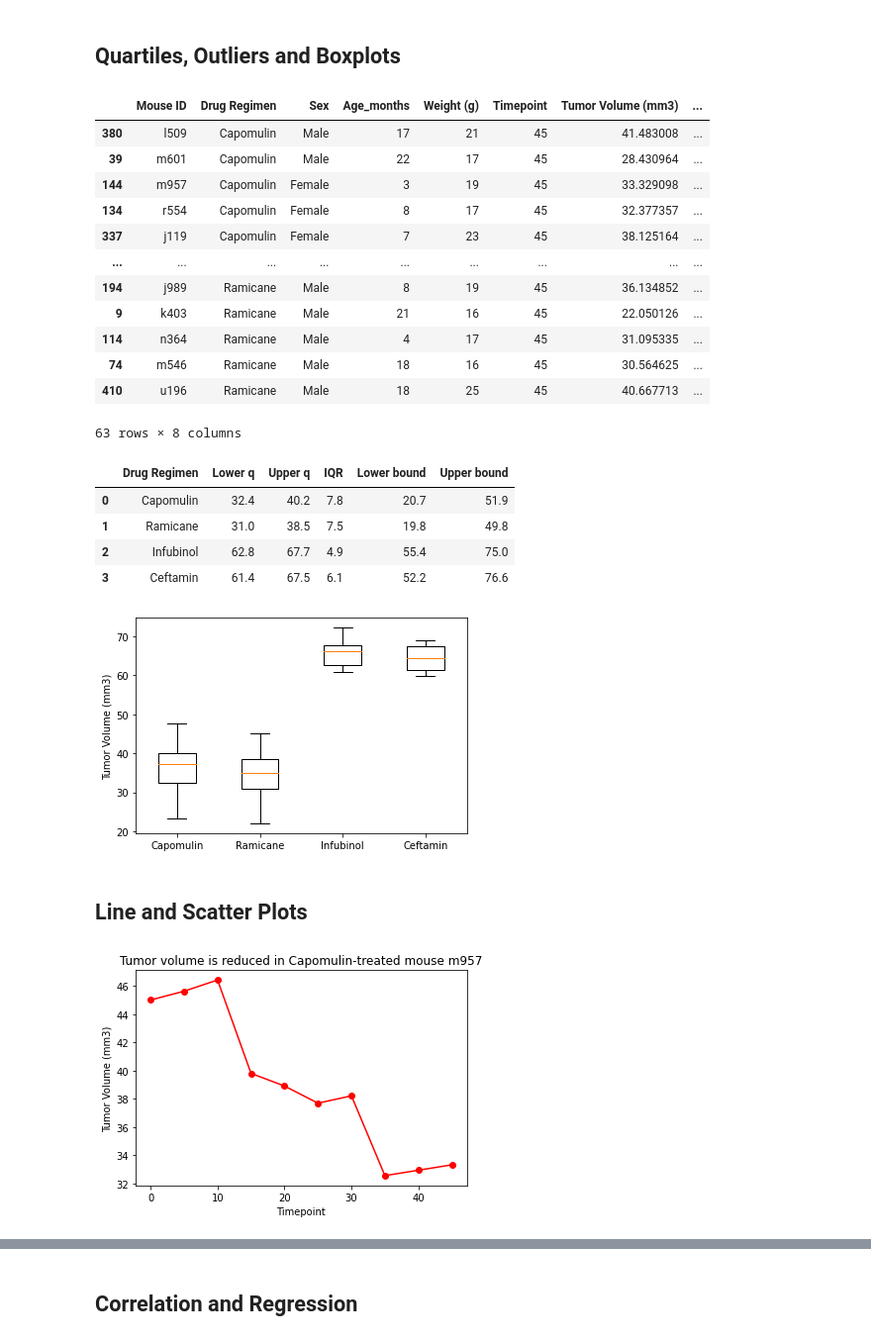
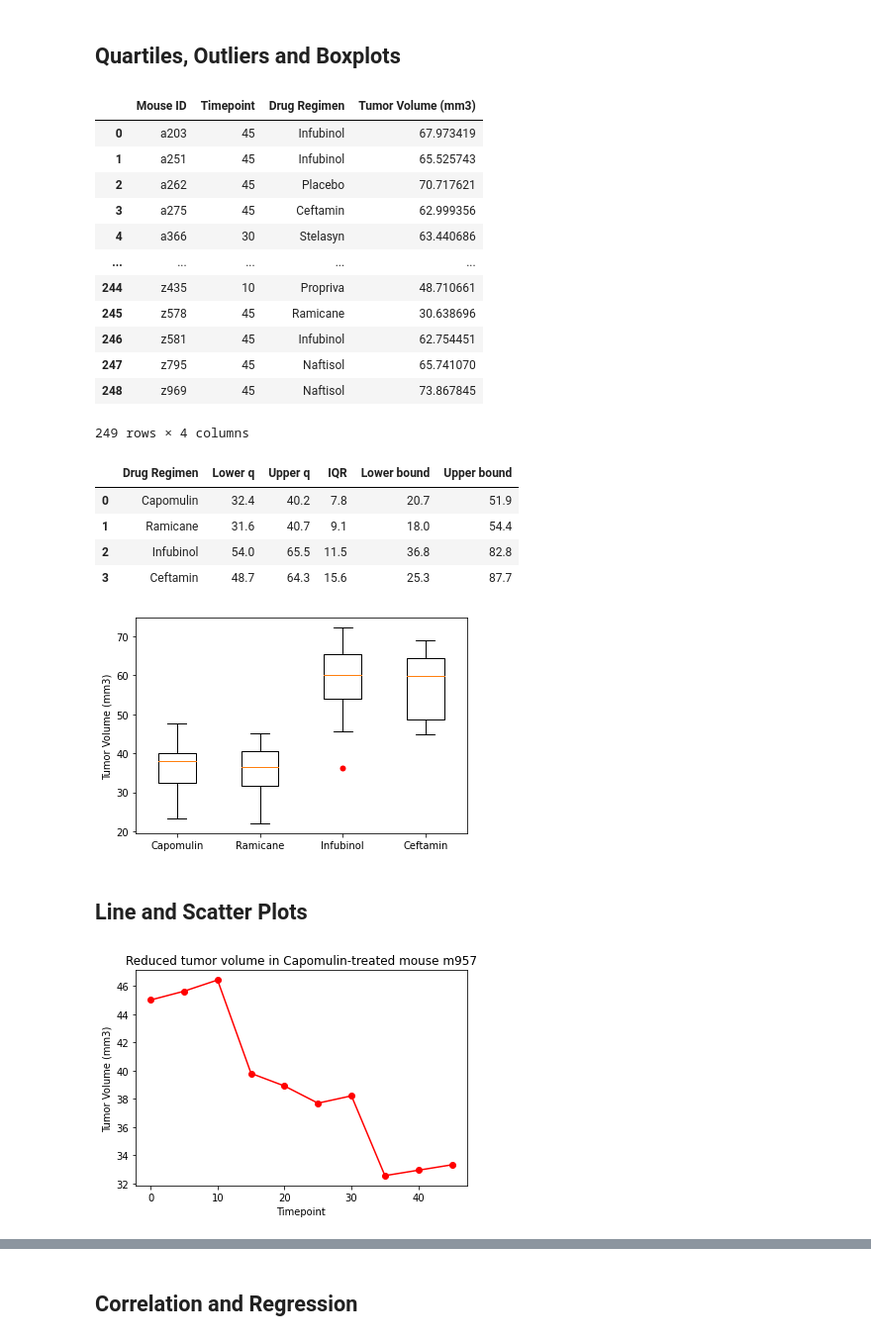
Before and after one commit to dany-roman/anti-tumor-therapeutic-analysis, a Jupyter notebook: animal study analysis.ipynb, the cells around one changed output, grey strips where cells are left out. Shown at 99% size. Saved outputs shown, nothing was run; the diff lists cells and outputs as text; code cells hidden in the pictures.

Commit message:
fliers on box plot changed

```diff
--- a/animal study analysis.ipynb
+++ b/animal study analysis.ipynb
@@ -166,35 +166,43 @@ Text(0, 0.5, 'Animal Sex')
 # %%
 # Calculate the final tumor volume of each mouse across four of the treatment regimens:
 # Capomulin, Ramicane, Infubinol, and Ceftamin
+study_animals = study_animals.sort_values('Timepoint', ascending=False)
+animal_sub = study_animals[['Mouse ID','Drug Regimen','Timepoint','Tumor Volume (mm3)']]
+tp_4 =  animal_sub.groupby(['Mouse ID'])
+tp_5 = tp_4['Timepoint'].max()
+merge_df = pd.merge(tp_5, animal_sub, on=['Mouse ID','Timepoint'], how='inner')
+merge_df
 
 # Start by getting the last (greatest) timepoint for each mouse
-drugs = ['Capomulin', 'Ramicane', 'Infubinol','Ceftamin']
-condition1 = study_animals['Drug Regimen'].isin(drugs)
-condition2 = study_animals['Timepoint'] == 45
-last_tp = study_animals.loc[(condition1) & (condition2)]
-last_tp = last_tp.sort_values('Drug Regimen')
-last_tp
+# drugs = ['Capomulin', 'Ramicane', 'Infubinol','Ceftamin']
+# # last_tp = study_animals.groupby('Mouse ID')
+# condition1 = study_animals['Drug Regimen'].isin(drugs)
+# condition2 = study_animals['Timepoint'] == study_animals['Timepoint'].max()
+# last_tp = study_animals.loc[(condition1) & (condition2)]
+# last_tp = last_tp.sort_values('Drug Regimen')
+# last_tp
+
 
 # Merge this group df with the original dataframe to get the tumor volume at the last timepoint
 # %% [output]
-|  | Mouse ID | Drug Regimen | Sex | Age_months | Weight (g) | Timepoint | Tumor Volume (mm3) | ... |
-| 380 | l509 | Capomulin | Male | 17 | 21 | 45 | 41.483008 | ... |
-| 39 | m601 | Capomulin | Male | 22 | 17 | 45 | 28.430964 | ... |
-| 144 | m957 | Capomulin | Female | 3 | 19 | 45 | 33.329098 | ... |
-| 134 | r554 | Capomulin | Female | 8 | 17 | 45 | 32.377357 | ... |
-| 337 | j119 | Capomulin | Female | 7 | 23 | 45 | 38.125164 | ... |
-| ... | ... | ... | ... | ... | ... | ... | ... | ... |
-| 194 | j989 | Ramicane | Male | 8 | 19 | 45 | 36.134852 | ... |
-| 9 | k403 | Ramicane | Male | 21 | 16 | 45 | 22.050126 | ... |
-| 114 | n364 | Ramicane | Male | 4 | 17 | 45 | 31.095335 | ... |
-| 74 | m546 | Ramicane | Male | 18 | 16 | 45 | 30.564625 | ... |
-| 410 | u196 | Ramicane | Male | 18 | 25 | 45 | 40.667713 | ... |
+|  | Mouse ID | Timepoint | Drug Regimen | Tumor Volume (mm3) |
+| 0 | a203 | 45 | Infubinol | 67.973419 |
+| 1 | a251 | 45 | Infubinol | 65.525743 |
+| 2 | a262 | 45 | Placebo | 70.717621 |
+| 3 | a275 | 45 | Ceftamin | 62.999356 |
+| 4 | a366 | 30 | Stelasyn | 63.440686 |
+| ... | ... | ... | ... | ... |
+| 244 | z435 | 10 | Propriva | 48.710661 |
+| 245 | z578 | 45 | Ramicane | 30.638696 |
+| 246 | z581 | 45 | Infubinol | 62.754451 |
+| 247 | z795 | 45 | Naftisol | 65.741070 |
+| 248 | z969 | 45 | Naftisol | 73.867845 |
-63 rows × 8 columns
+249 rows × 4 columns
 # %%
-capomulin_tv = last_tp.loc[last_tp['Drug Regimen'] == 'Capomulin'].iloc[:,6]
-ramicane_tv = last_tp.loc[last_tp['Drug Regimen'] == 'Ramicane'].iloc[:,6]
-infubinol_tv = last_tp.loc[last_tp['Drug Regimen'] == 'Infubinol'].iloc[:,6]
-ceftamin_tv = last_tp.loc[last_tp['Drug Regimen'] == 'Ceftamin'].iloc[:,6]
+capomulin_tv = merge_df.loc[merge_df['Drug Regimen'] == 'Capomulin'].iloc[:,3]
+ramicane_tv = merge_df.loc[merge_df['Drug Regimen'] == 'Ramicane'].iloc[:,3]
+infubinol_tv = merge_df.loc[merge_df['Drug Regimen'] == 'Infubinol'].iloc[:,3]
+ceftamin_tv = merge_df.loc[merge_df['Drug Regimen'] == 'Ceftamin'].iloc[:,3]
 
 cap_qrt = capomulin_tv.quantile([0.25,0.5,0.75])
 cap_lowerq = round(cap_qrt[0.25],1)
@@ -236,36 +244,40 @@ drug_qrt_summary = {'Drug Regimen': drugs,
                     'Upper bound': [cap_upper_bound, ram_upper_bound, inf_upper_bound, cef_upper_bound]}
 
 drug_qrt_summary = pd.DataFrame(drug_qrt_summary)
+drug_qrt_summary
 # %% [output]
 |  | Drug Regimen | Lower q | Upper q | IQR | Lower bound | Upper bound |
 | 0 | Capomulin | 32.4 | 40.2 | 7.8 | 20.7 | 51.9 |
-| 1 | Ramicane | 31.0 | 38.5 | 7.5 | 19.8 | 49.8 |
-| 2 | Infubinol | 62.8 | 67.7 | 4.9 | 55.4 | 75.0 |
-| 3 | Ceftamin | 61.4 | 67.5 | 6.1 | 52.2 | 76.6 |
+| 1 | Ramicane | 31.6 | 40.7 | 9.1 | 18.0 | 54.4 |
+| 2 | Infubinol | 54.0 | 65.5 | 11.5 | 36.8 | 82.8 |
+| 3 | Ceftamin | 48.7 | 64.3 | 15.6 | 25.3 | 87.7 |
 # %%
 # Generate a box plot of the final tumor volume of each mouse across four regimens of interest
 plots = [capomulin_tv, ramicane_tv, infubinol_tv, ceftamin_tv]
-plt.boxplot(plots, sym = 'o', showfliers=True)
+flier_props = dict(markerfacecolor='r', markeredgecolor='none')
+plt.boxplot(plots, sym = 'o', showfliers=True, flierprops=flier_props)
+
 
 plt.xticks([1,2,3,4], ['Capomulin', 'Ramicane', 'Infubinol', 'Ceftamin'])
 plt.ylabel('Tumor Volume (mm3)')
 plt.show()
 # %% [output]
-[figure, old version]
+[figure, new version]
 # %% [markdown]
 ## Line and Scatter Plots
 # %%
 # Generate a line plot of tumor volume vs. time point for a mouse treated with Capomulin
 timepoints = study_animals['Timepoint'].unique()
 m957 = study_animals[study_animals['Mouse ID'] == 'm957']
 m957 = m957['Tumor Volume (mm3)']
 
+
 plt.plot(timepoints, m957, color='red', marker = 'o')
 plt.xlabel('Timepoint')
 plt.ylabel('Tumor Volume (mm3)')
-plt.title('Tumor volume is reduced in Capomulin-treated mouse m957')
+plt.title('Reduced tumor volume in Capomulin-treated mouse m957')
 plt.show()
 # %% [output]
-[figure, old version]
+[figure, new version]
 # %%
 # Generate a scatter plot of average tumor volume vs. mouse weight for the Capomulin regimen
```
Also changed, not shown: parts of 1 cell of this notebook.
